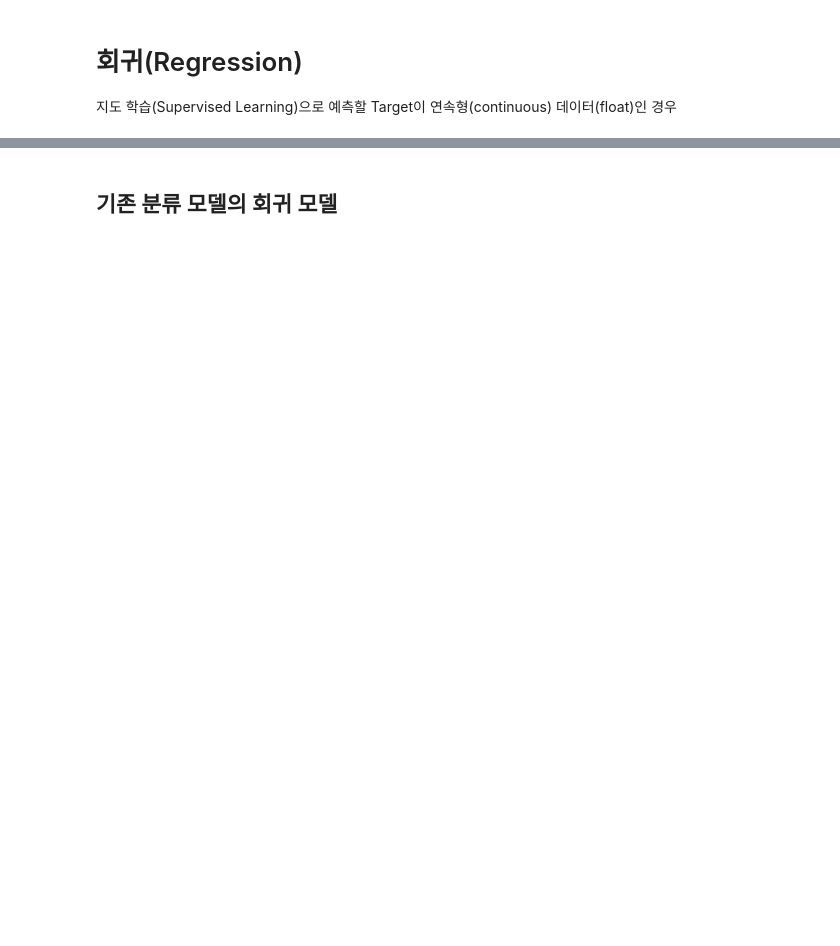
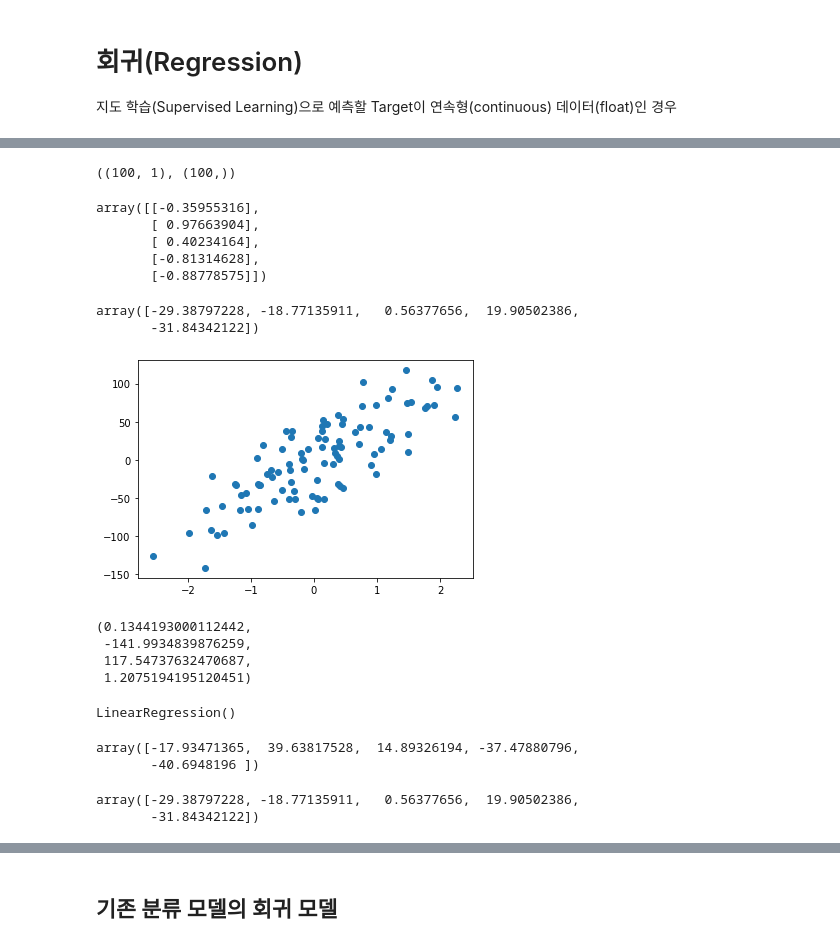
Before and after one commit to purple-cabbage0030/class_review, a Jupyter notebook: 11.MachineLearning/12_회귀모델개요와 평가지표.ipynb, the cells around one changed output, grey strips where cells are left out. Cells and saved outputs as stored; diff of their text form; code cells hidden in the pictures; blank space fills up the shorter version.

```diff
--- a/11.MachineLearning/12_회귀모델개요와 평가지표.ipynb
+++ b/11.MachineLearning/12_회귀모델개요와 평가지표.ipynb
@@ -37,0 +46,41 @@
+# %%
+# 회귀문제에 사용할 수 있는 가상의 데이터셋을 생성하는 함수(make_xxxx())
+X, y = make_regression(n_samples=100,  # 데이터 개수
+                       n_features=1,  # feature 개수
+                       n_informative=1,  # target(label)에 영향을 주는 feature의 개수: 1개 외의 feature는 target과 상관 없다는 뜻
+                       noise=30,  # 모델이 찾을 수 없는 값의 범위
+                       random_state=0
+                      )
+X.shape, y.shape
+# %% [output]
+((100, 1), (100,))
+# %%
+X[:5]
+# %% [output]
+array([[-0.35955316],
+       [ 0.97663904],
+       [ 0.40234164],
+       [-0.81314628],
+       [-0.88778575]])
+# %%
+y[:5]
+# %% [output]
+array([-29.38797228, -18.77135911,   0.56377656,  19.90502386,
+       -31.84342122])
+# %%
+plt.scatter(X,y)
+plt.show()
+# %% [output]
+[figure, added]
+# %%
+np.mean(y), np.min(y), np.max(y), np.median(y)
+# %% [output]
+(0.1344193000112442,
+ -141.9934839876259,
+ 117.54737632470687,
+ 1.2075194195120451)
+# %%
+lr = LinearRegression()
+lr.fit(X, y)  # w, b를 찾았을 것.
+# %% [output]
+LinearRegression()
@@ -37,0 +89,10 @@
+# %%
+pred[:5]
+# %% [output]
+array([-17.93471365,  39.63817528,  14.89326194, -37.47880796,
+       -40.6948196 ])
+# %%
+y[:5]
+# %% [output]
+array([-29.38797228, -18.77135911,   0.56377656,  19.90502386,
+       -31.84342122])
```
Also changed, not shown: parts of 30 cells of this notebook.
